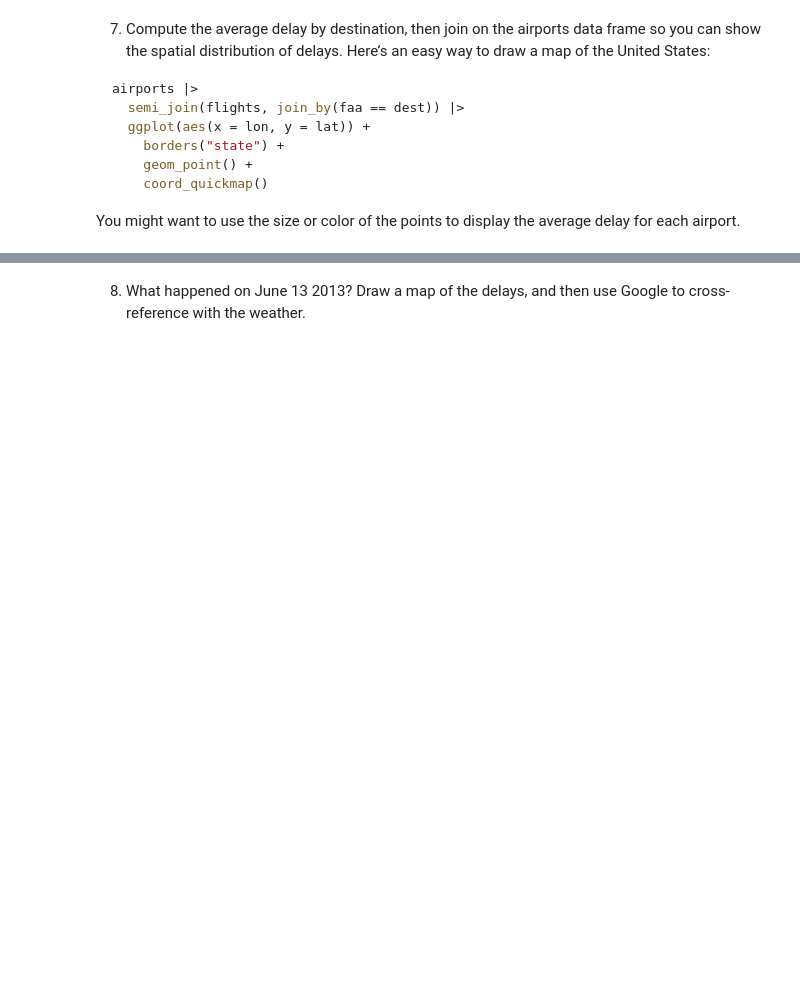
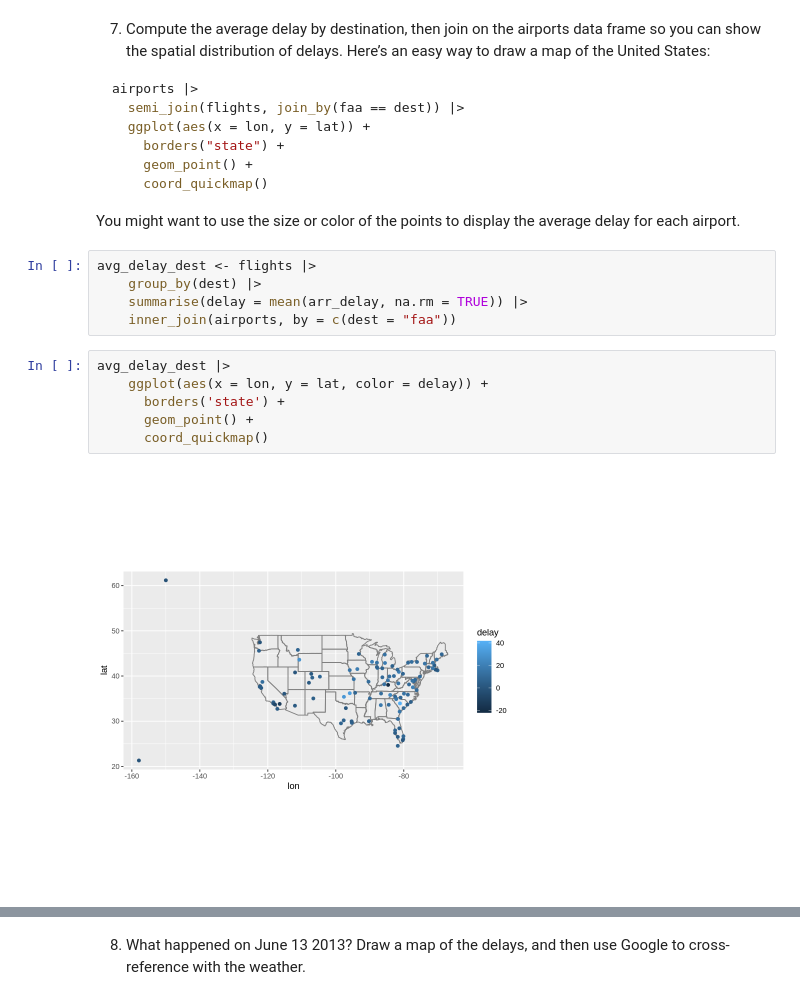
Before and after one commit to swill04/R4DS_exercises, a Jupyter notebook: week10_hw.ipynb, the cells around one changed output, grey strips where cells are left out. Saved outputs shown, nothing was run; the diff lists cells and outputs as text; blank space fills up the shorter version.

````diff
--- a/week10_hw.ipynb
+++ b/week10_hw.ipynb
@@ -352,3 +400,16 @@ airports |>
     coord_quickmap()
 ```
 You might want to use the size or color of the points to display the average delay for each airport.
+# %%
+avg_delay_dest <- flights |>
+    group_by(dest) |>
+    summarise(delay = mean(arr_delay, na.rm = TRUE)) |>
+    inner_join(airports, by = c(dest = "faa"))
+# %%
+avg_delay_dest |>
+    ggplot(aes(x = lon, y = lat, color = delay)) +
+      borders('state') +
+      geom_point() +
+      coord_quickmap()
+# %% [output]
+[figure, added]
````
Also changed, not shown: parts of 9 cells of this notebook.
